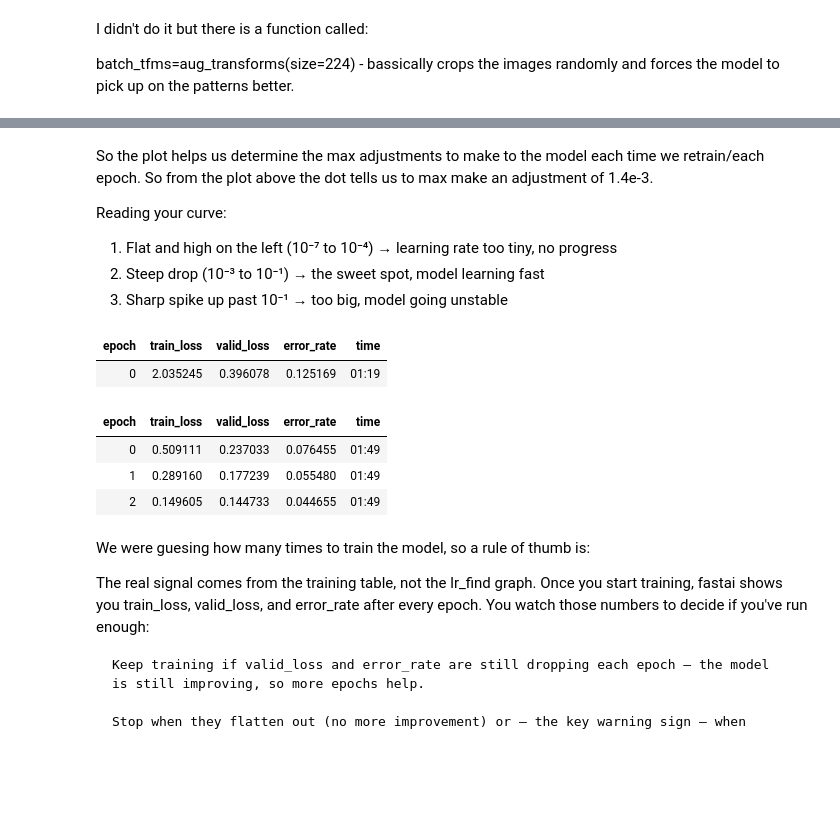
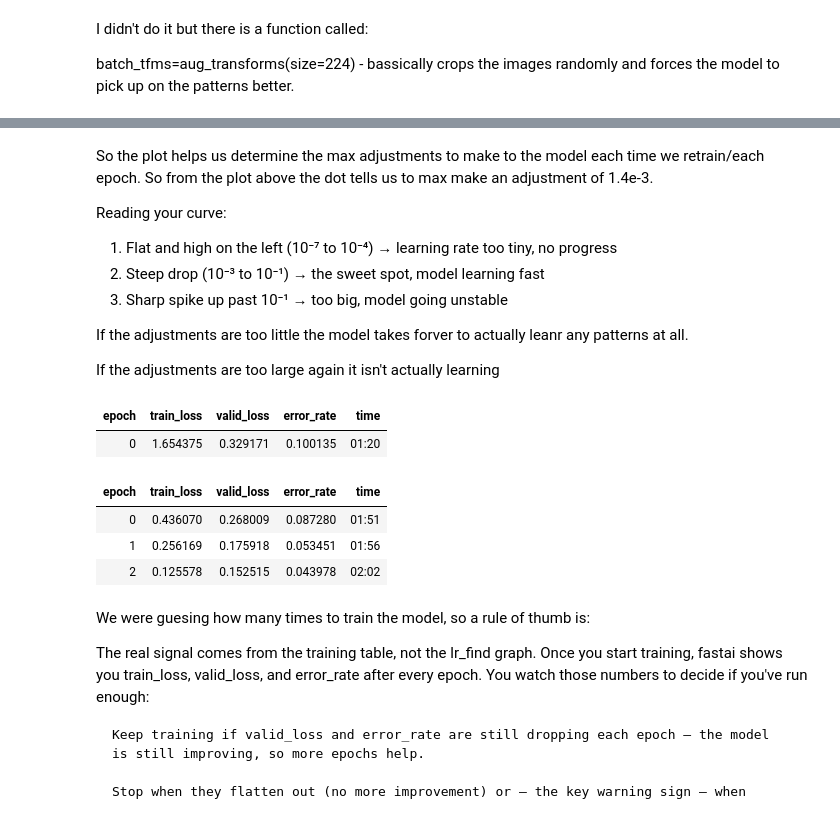
Before and after one commit to Shankyboi123/WeeklyProjects, a Jupyter notebook: Image_Classifier/CatDogBreeds.ipynb, the cells around one changed output, grey strips where cells are left out. Drawn from its saved outputs; the diff is of its cells as text; code cells hidden in the pictures; blank space fills up the shorter version.

```diff
--- a/Image_Classifier/CatDogBreeds.ipynb
+++ b/Image_Classifier/CatDogBreeds.ipynb
@@ -87,15 +87,19 @@ Reading your curve:
 1. Flat and high on the left (10⁻⁷ to 10⁻⁴) → learning rate too tiny, no progress
 2. Steep drop (10⁻³ to 10⁻¹) → the sweet spot, model learning fast
 3. Sharp spike up past 10⁻¹ → too big, model going unstable
+
+If the adjustments are too little the model takes forver to actually leanr any patterns at all.
+
+If the adjustments are too large again it isn't actually learning
 # %%
-learn.fine_tune(3,1.4e-3)
+learn.fine_tune(3,2.08e-3)
 # %% [output]
 | epoch | train_loss | valid_loss | error_rate | time |
-| 0 | 2.035245 | 0.396078 | 0.125169 | 01:19 |
+| 0 | 1.654375 | 0.329171 | 0.100135 | 01:20 |
 | epoch | train_loss | valid_loss | error_rate | time |
-| 0 | 0.509111 | 0.237033 | 0.076455 | 01:49 |
-| 1 | 0.289160 | 0.177239 | 0.055480 | 01:49 |
-| 2 | 0.149605 | 0.144733 | 0.044655 | 01:49 |
+| 0 | 0.436070 | 0.268009 | 0.087280 | 01:51 |
+| 1 | 0.256169 | 0.175918 | 0.053451 | 01:56 |
+| 2 | 0.125578 | 0.152515 | 0.043978 | 02:02 |
 # %% [markdown]
 We were guesing how many times to train the model, so a rule of thumb is:
 
```
Also changed, not shown: parts of 12 cells of this notebook.
